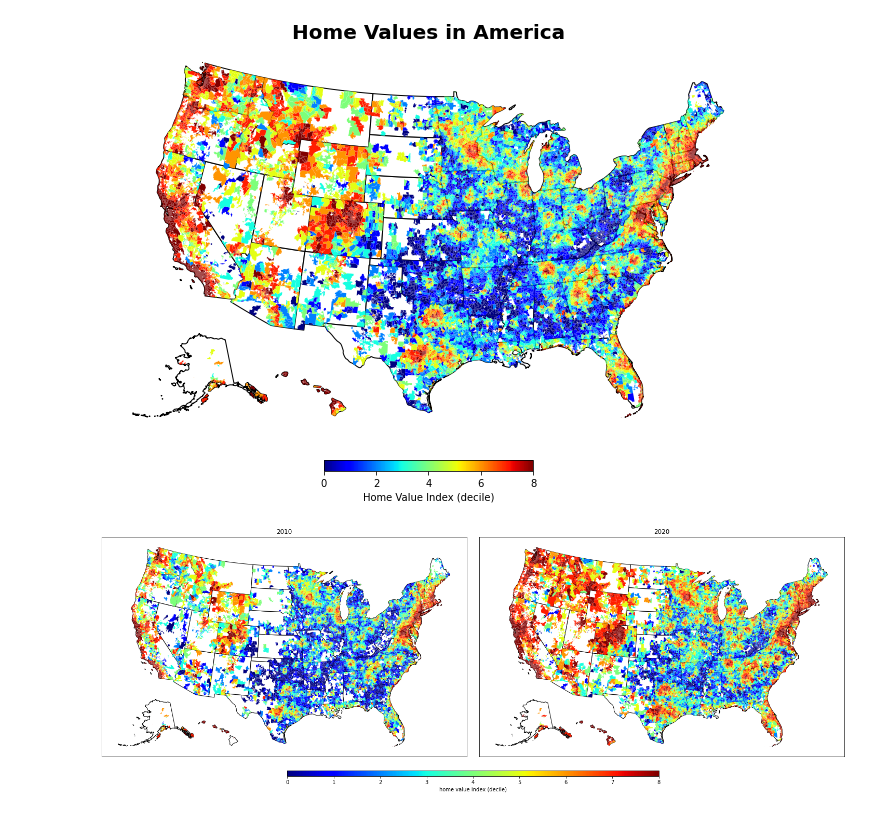
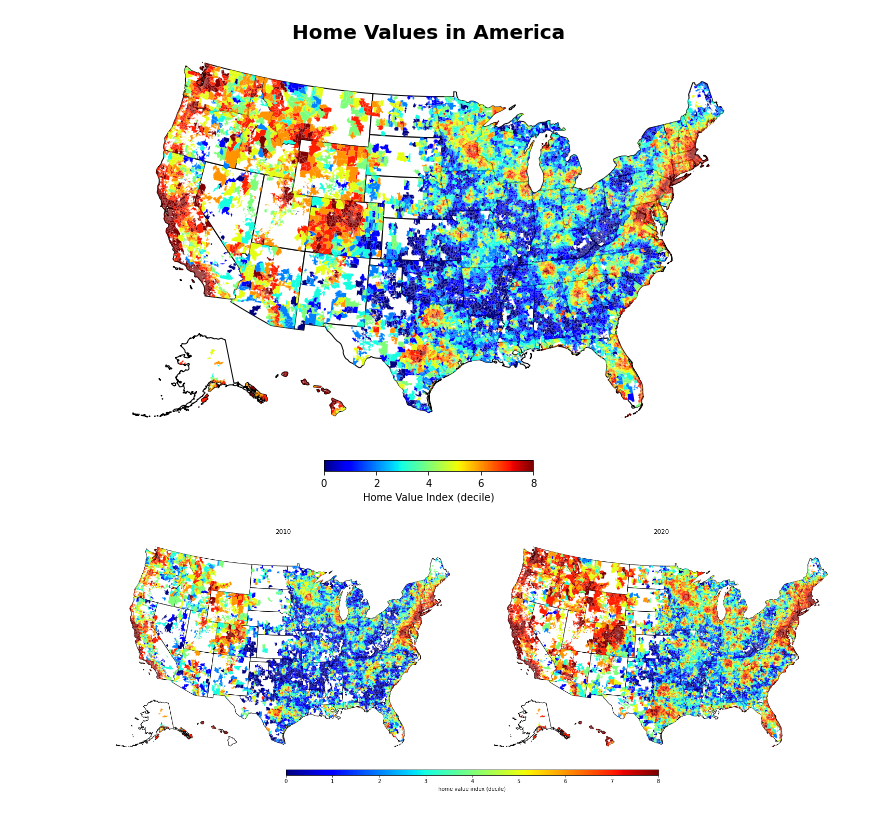
Before and after one commit to asrenninger/wrangling, a Jupyter notebook: python/hw1.ipynb, the cells around one changed output. Drawn from its saved outputs; the diff is of its cells as text; code cells hidden in the pictures.

```diff
--- a/python/hw1.ipynb
+++ b/python/hw1.ipynb
@@ -142,8 +142,7 @@ for i in np.arange(0, 25):
   year = years[i]
 
   axs[i].set_title(year)
-  axs[i].set_xticks([])
-  axs[i].set_yticks([])
+  axs[i].axis('off')
 
   shape[shape['year']==year].plot('price', ax=axs[i], cmap='jet')
 
@@ -226,32 +221,31 @@ with plt.style.context('fast'):
 # %%
 fig, axs = plt.subplots(1,2, figsize=(20,12),
                         facecolor='w',
                         constrained_layout=True,
                         sharex=True, sharey=True,
                         subplot_kw=dict(aspect='equal'))
 
 plt.title('Home Values in America', size=20, weight='bold')
 
 axs = axs.ravel()
 
 shape['deciles'] = pd.qcut(shape.price, 9, labels=False)
 deciles = shape[shape['year']==2020].price.quantile(q=[0.1,0.2,0.3,0.4,0.5,0.6,0.7,0.8,0.9])
 
 years = [2010, 2020]
 
 for i in np.arange(0, len(years)):
 
   year = years[i]
 
   axs[i].set_title(year)
-  axs[i].set_xticks([])
-  axs[i].set_yticks([])
+  axs[i].axis('off')
 
   background.plot(color='white', edgecolor='black', ax=axs[i])
 
   shape[shape['year']==year].plot('deciles', ax=axs[i], cmap='jet')
 
 patch_col = axs[1].collections[1]
 cb = fig.colorbar(patch_col, ax=axs, shrink=0.5, label='home value index (decile)', orientation="horizontal")
 # %% [output]
-[figure, old version]
+[figure, new version]
```
Also changed, not shown: parts of 4 cells of this notebook.
